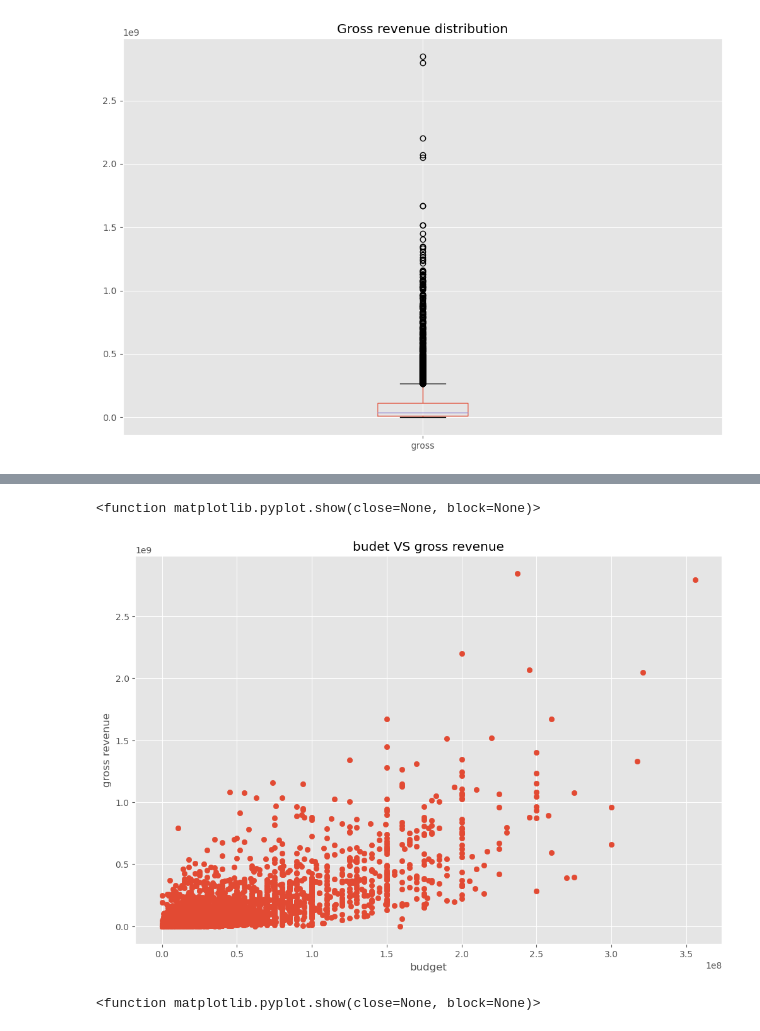
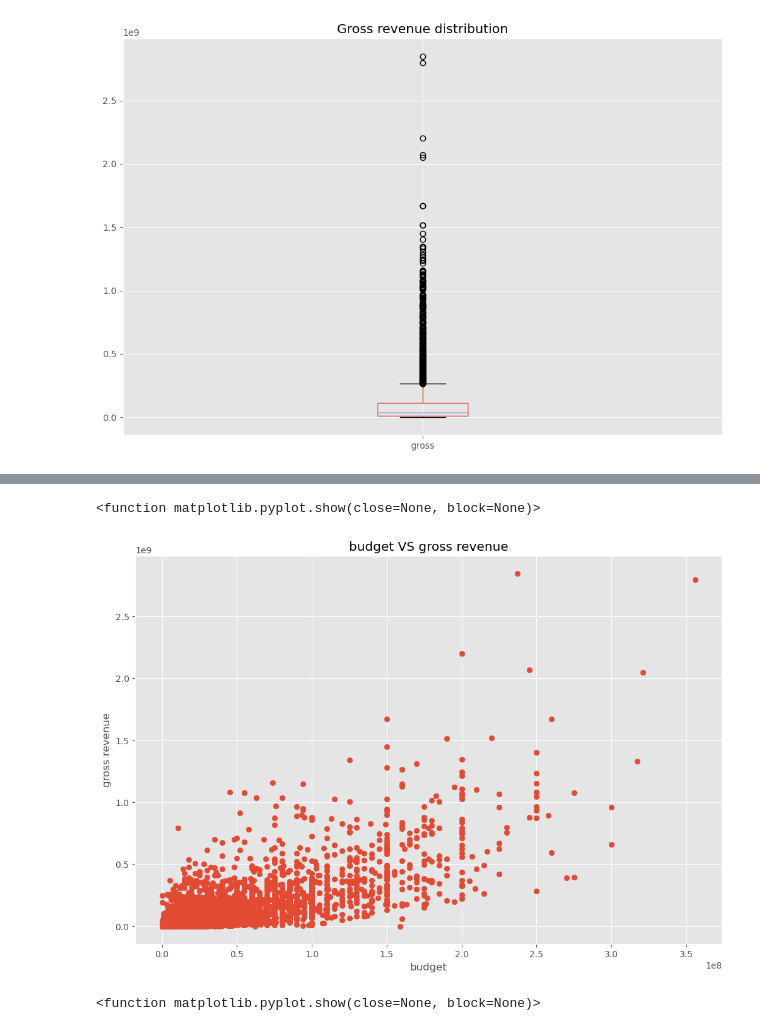
Before and after one commit to CassieHUANGpan/data_analyst, a Jupyter notebook: Movies gross revenue correlations Project.ipynb, the cells around one changed output, grey strips where cells are left out. Drawn from its saved outputs; the diff is of its cells as text; code cells hidden in the pictures.

```diff
--- a/Movies gross revenue correlations Project.ipynb
+++ b/Movies gross revenue correlations Project.ipynb
@@ -147,18 +147,18 @@ df.drop_duplicates().tail()
 # %%
 # scatter plot with budget vs gross
 
 plt.scatter(x=df['budget'], y=df['gross'])
 
-plt.title('budet VS gross revenue')
+plt.title('budget VS gross revenue')
 
 plt.xlabel('budget')
 
 plt.ylabel('gross revenue')
 
 plt.show
 # %% [output]
 <function matplotlib.pyplot.show(close=None, block=None)>
-[figure, old version]
+[figure, new version]
 # %%
 # plot budget vs gross using seaborn
 
```
